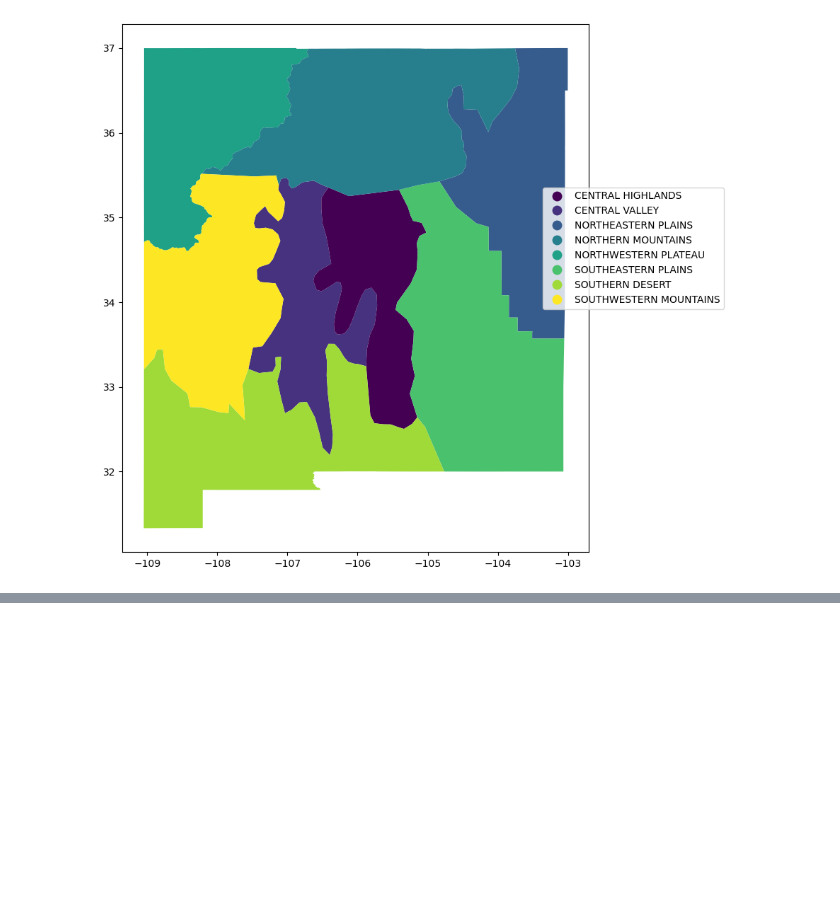
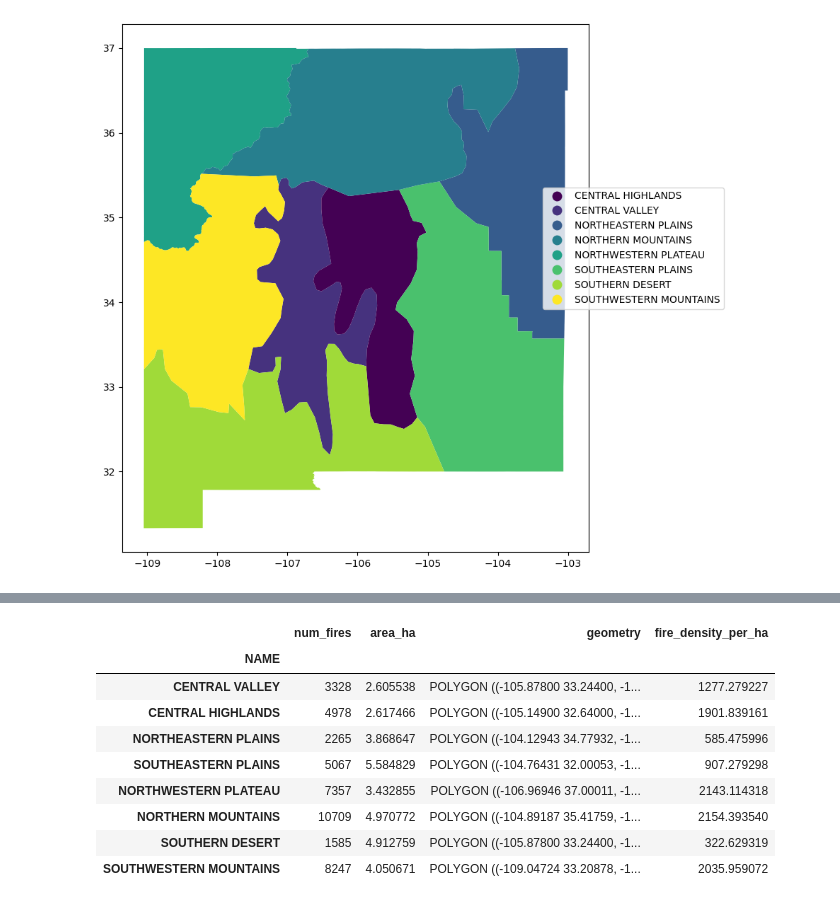
Before and after one commit to NobodyLivesHere/-NobodyLivesHere.github.io, a Jupyter notebook: Projects/Climatezone-wildfire-vector-analysis.ipynb, the cells around one changed output, grey strips where cells are left out. Saved outputs shown, nothing was run; the diff lists cells and outputs as text; code cells hidden in the pictures; blank space fills up the shorter version.

```diff
--- a/Projects/Climatezone-wildfire-vector-analysis.ipynb
+++ b/Projects/Climatezone-wildfire-vector-analysis.ipynb
@@ -90,0 +129,49 @@ fire_gdf does not exist. Loading....
+# %%
+# Reproject watershed DF to Albers EA and report area in millions of
+# hectares w/ geometry
+NM_climates_gdf['area_ha'] = (
+    NM_climates_gdf.to_crs(9822).area
+    # Convert to hectares
+    / 10000
+    # Convert to millions of hectares
+    /1000000
+)
+
+(
+    NM_climates_gdf
+    [['NAME', 'area_ha', 'geometry']]
+)
+
+# Reset index and display fire count per watershed
+NM_fire_count_gdf = (
+    NM_fire_region_gdf
+    .reset_index()
+    [['NAME', 'num_fires']]
+    .groupby('NAME')
+    .sum()
+)
+
+# Add area and geometry data back into dataframe
+NM_fire_density_df= (
+    NM_climates_gdf
+    .set_index('NAME')
+    .join(NM_fire_count_gdf)
+    [['num_fires', 'area_ha', 'geometry']]
+)
+
+# Add column for fires per hectare
+NM_fire_density_df['fire_density_per_ha'] = (
+    NM_fire_density_df.num_fires / NM_fire_density_df.area_ha)
+
+NM_fire_density_df
+# %% [output]
+|  | num_fires | area_ha | geometry | fire_density_per_ha |
+| NAME |  |  |  |  |
+| CENTRAL VALLEY | 3328 | 2.605538 | POLYGON ((-105.87800 33.24400, -1... | 1277.279227 |
+| CENTRAL HIGHLANDS | 4978 | 2.617466 | POLYGON ((-105.14900 32.64000, -1... | 1901.839161 |
+| NORTHEASTERN PLAINS | 2265 | 3.868647 | POLYGON ((-104.12943 34.77932, -1... | 585.475996 |
+| SOUTHEASTERN PLAINS | 5067 | 5.584829 | POLYGON ((-104.76431 32.00053, -1... | 907.279298 |
+| NORTHWESTERN PLATEAU | 7357 | 3.432855 | POLYGON ((-106.96946 37.00011, -1... | 2143.114318 |
+| NORTHERN MOUNTAINS | 10709 | 4.970772 | POLYGON ((-104.89187 35.41759, -1... | 2154.393540 |
+| SOUTHERN DESERT | 1585 | 4.912759 | POLYGON ((-105.87800 33.24400, -1... | 322.629319 |
+| SOUTHWESTERN MOUNTAINS | 8247 | 4.050671 | POLYGON ((-109.04724 33.20878, -1... | 2035.959072 |
```
Also changed, not shown: parts of 3 cells of this notebook.
